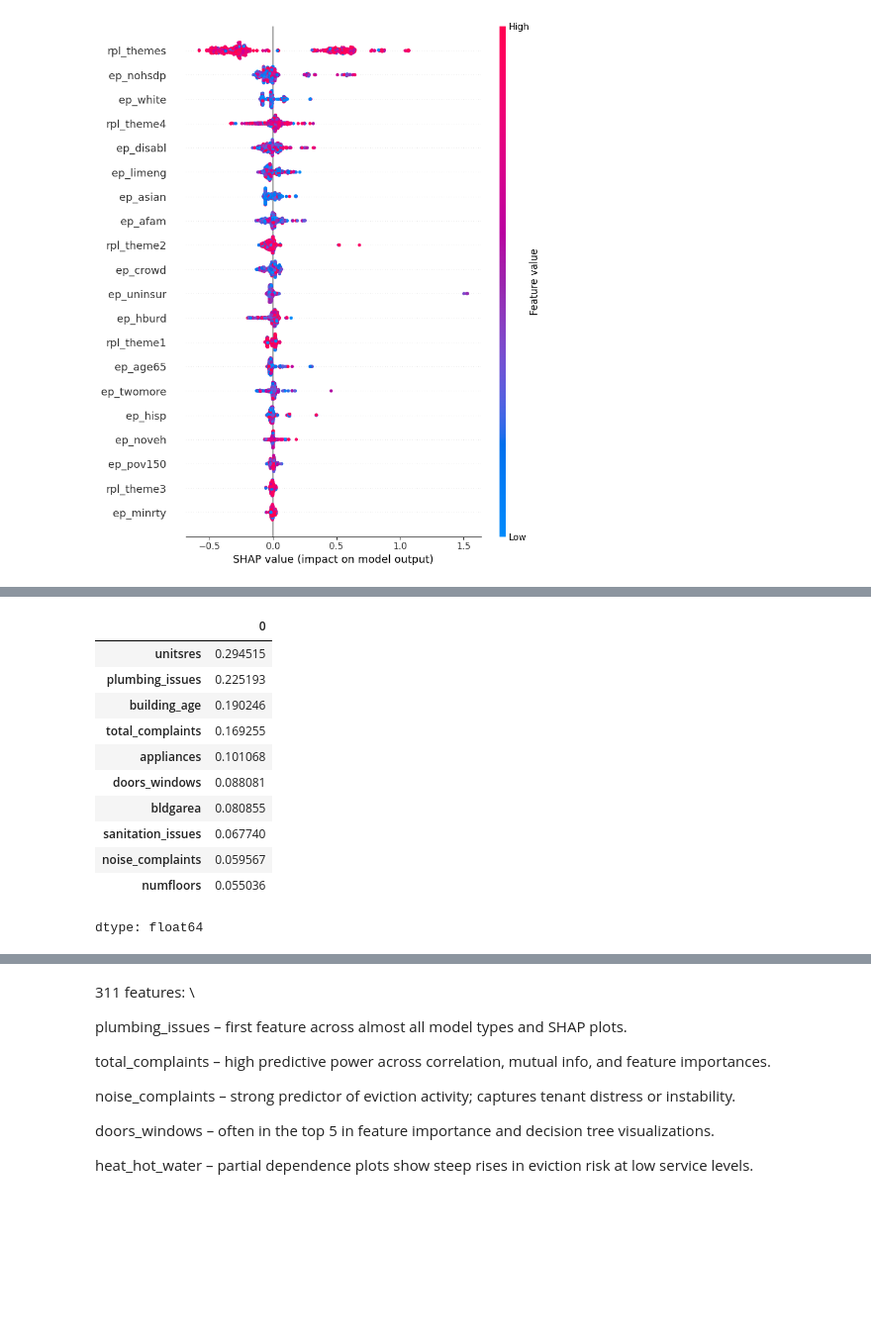
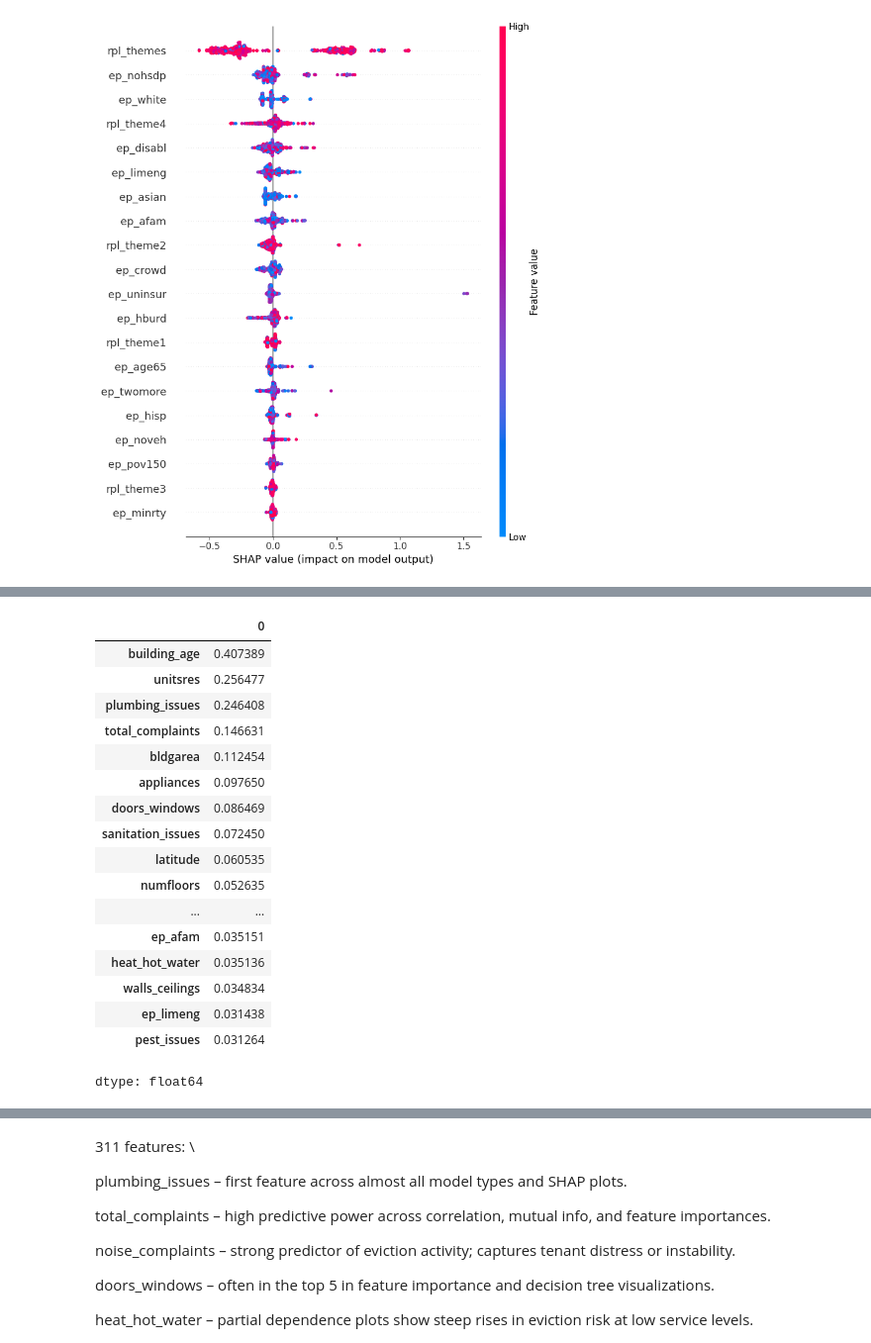
Before and after one commit to simaoalicechen/NYC_Landlord_Behavior_Analysis_Project, a Jupyter notebook: Part_3.10_analysis_feature_engineering_only_normal_times_continued.ipynb, the cells around one changed output, grey strips where cells are left out. Shown: that part at 99% size. Cells and saved outputs as stored; diff of their text form; code cells hidden in the pictures; blank space fills up the shorter version.

Commit message:
updated 3.9 and add geo feature group to it

```diff
--- a/Part_3.10_analysis_feature_engineering_only_normal_times_continued.ipynb
+++ b/Part_3.10_analysis_feature_engineering_only_normal_times_continued.ipynb
@@ -89,5 +124,18 @@ complaints_vars = ['air_quality', 'animal_issues', 'appliances', 'building_exter
+# %%
+borough_map = {
+    'MANHATTAN': 1,
+    'BRONX': 2,
+    'BROOKLYN': 3,
+    'QUEENS': 4,
+    'STATEN ISLAND': 5
+}
+# %%
+df['borough_int'] = df['borough'].map(borough_map)
+# %%
+geo_temporal_vars = ['longitude','latitude', 'borough_int', 'year', 'month']
+# new feature group
 # %%
-all_vars = svi_vars + new_building_vars + complaints_vars
+all_vars = svi_vars + new_building_vars + complaints_vars + geo_temporal_vars
 # since we are already here.
 # %%
 # df.svi_group.unique()
@@ -166,20 +252,26 @@ shap.summary_plot(shap_values, X_all.sample(n=500))
 # %%
 X_sample = X_all.sample(n=500, random_state=0)
 mean_abs_shap = np.abs(shap_values).mean(axis=0)
 shap_feature_importance = pd.Series(mean_abs_shap, index=X_sample.columns)
 top_features = shap_feature_importance.sort_values(ascending=False)
-top_features.head(10)
-# no surprise
+top_features.head(20)
+# an updated list
 # %% [output]
 |  | 0 |
-| unitsres | 0.294515 |
-| plumbing_issues | 0.225193 |
-| building_age | 0.190246 |
-| total_complaints | 0.169255 |
-| appliances | 0.101068 |
-| doors_windows | 0.088081 |
-| bldgarea | 0.080855 |
-| sanitation_issues | 0.067740 |
-| noise_complaints | 0.059567 |
-| numfloors | 0.055036 |
+| building_age | 0.407389 |
+| unitsres | 0.256477 |
+| plumbing_issues | 0.246408 |
+| total_complaints | 0.146631 |
+| bldgarea | 0.112454 |
+| appliances | 0.097650 |
+| doors_windows | 0.086469 |
+| sanitation_issues | 0.072450 |
+| latitude | 0.060535 |
+| numfloors | 0.052635 |
+| ... | ... |
+| ep_afam | 0.035151 |
+| heat_hot_water | 0.035136 |
+| walls_ceilings | 0.034834 |
+| ep_limeng | 0.031438 |
+| pest_issues | 0.031264 |
 dtype: float64
```
Also changed, not shown: parts of 25 cells of this notebook.
